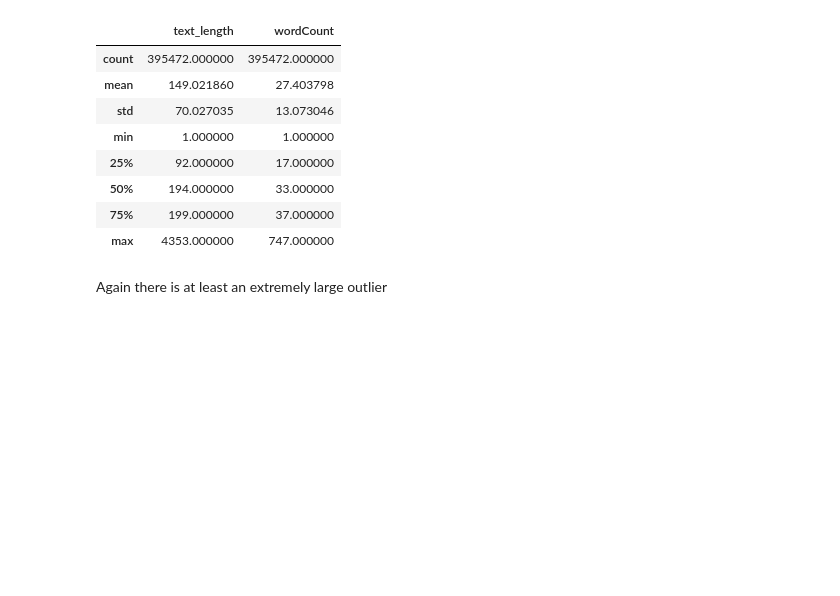
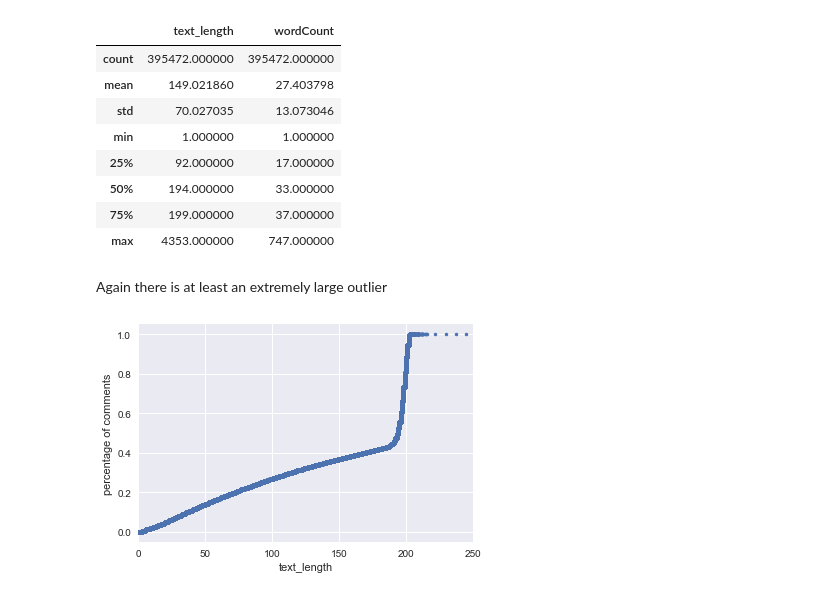
Before and after one commit to JohnDeJesus22/Personality-Text-Classifier, a Jupyter notebook: PTCEDA.ipynb, the cells around one changed output. Drawn from its saved outputs; the diff is of its cells as text; code cells hidden in the pictures; blank space fills up the shorter version.

```diff
--- a/PTCEDA.ipynb
+++ b/PTCEDA.ipynb
@@ -301,3 +301,20 @@ df_melt.describe()
 | max | 4353.000000 | 747.000000 |
 # %% [markdown]
 Again there is at least an extremely large outlier
+# %%
+#ecdf function
+def ecdf(data):
+    xs=np.sort(data)
+    ys=np.arange(1,len(data)+1)/len(data)
+    return xs, ys
+# %%
+#plot ecdf of text_length
+sns.set()
+xs,ys=ecdf(df_melt['text_length'])
+plt.plot(xs,ys, marker='.',linestyle='none')
+plt.xlabel('text_length')
+plt.xlim(0,250)
+plt.ylabel('percentage of comments')
+plt.show()
+# %% [output]
+[figure, added]
```
Also changed, not shown: parts of 7 cells of this notebook.
